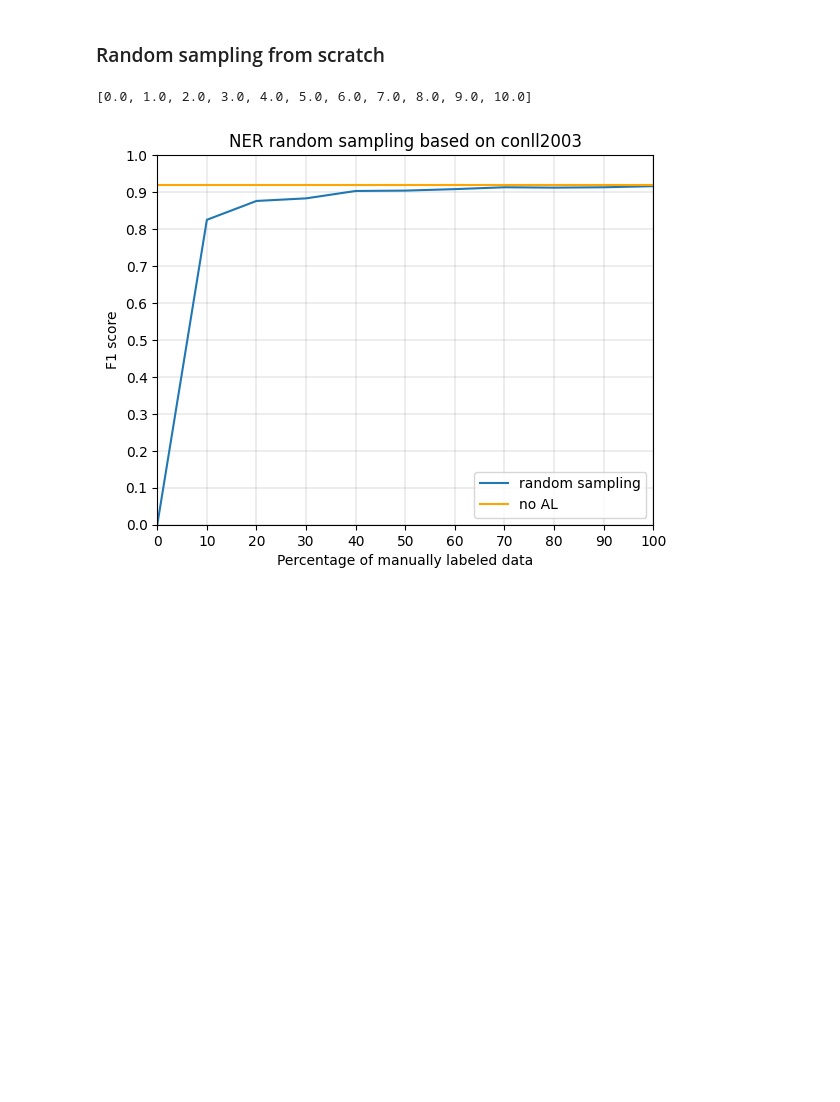
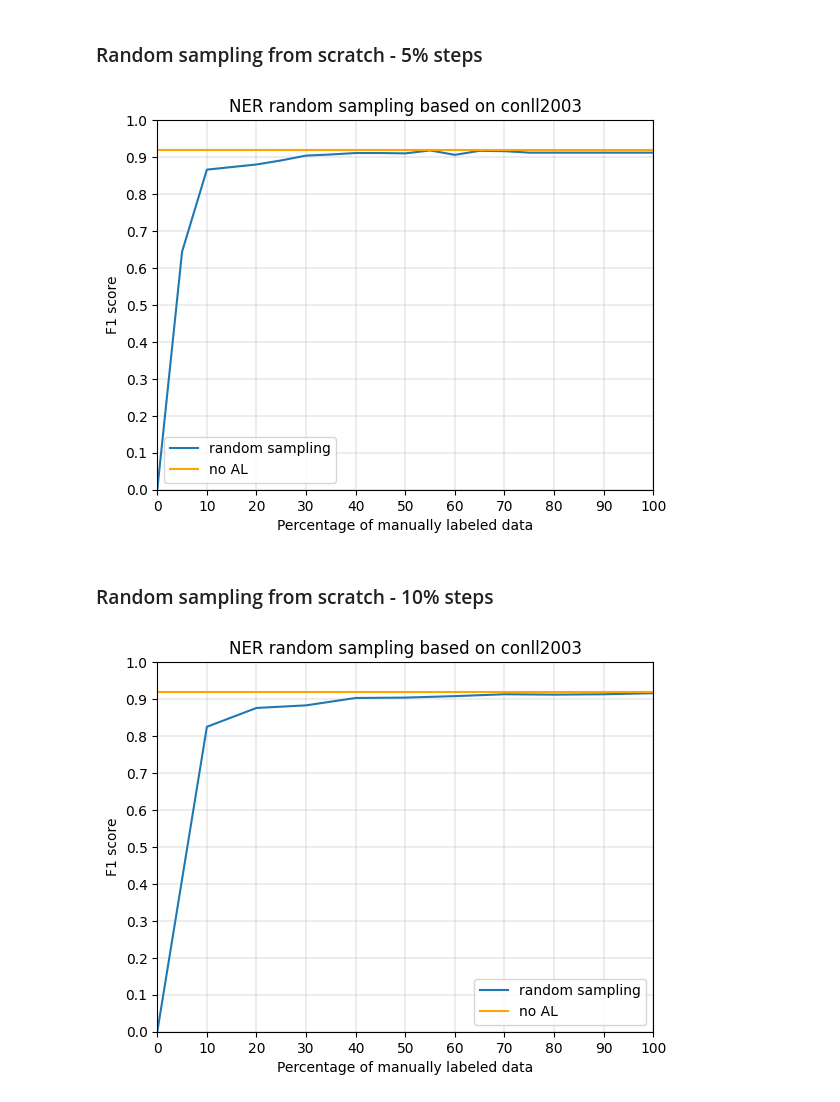
Before and after one commit to dkxiao/al-nlp-req, a Jupyter notebook: visualization/learning_curves.ipynb, the cells around one changed output. Saved outputs shown, nothing was run; the diff lists cells and outputs as text; code cells hidden in the pictures; blank space fills up the shorter version.

```diff
--- a/visualization/learning_curves.ipynb
+++ b/visualization/learning_curves.ipynb
@@ -2,4 +2,4 @@
 import matplotlib.pyplot as plt
 import numpy as np
 # %% [markdown]
-### Random sampling from scratch
+### Random sampling from scratch - 5% steps
@@ -6,3 +18,28 @@ import numpy as np
+# %%
+score_f1 = [0, 0.644,0.866,0.873,0.880,0.891,0.904,0.907,0.911,0.911,0.910,0.918,0.906,0.917,0.916,0.912, 0.912, 0.912, 0.912,0.912,0.912]
+score_accuracy = [0,0.928,0.970,0.971,0.973,0.975,0.978,0.979,0.979,0.979,0.979,0.980,0.978,0.980,0.980,0.979,0.979,0.979,0.979,0.979,0.979]
+
+steps_absolute = list(np.linspace(0, 10000, 21))
+steps_relative = list(x/100 for x in steps_absolute)
+
+plt.plot(steps_relative, score_f1, label='random sampling')
+# plt.plot(steps_relative, score_accuracy)
+plt.axhline(y=0.920, color='orange', label='no AL')
+plt.xlim([0, 100])
+plt.ylim([0, 1])
+plt.title("NER random sampling based on conll2003")
+plt.xlabel('Percentage of manually labeled data')
+plt.xticks(list(np.linspace(0, 100, 11)))
+plt.ylabel('F1 score')
+plt.yticks(list(np.linspace(0, 1, 11)))
+plt.legend()
+plt.grid(color='grey', linewidth=0.2)
+# plt.ylabel('Accuracy score')
+plt.show()
+# %% [output]
+[figure, added]
+# %% [markdown]
+### Random sampling from scratch - 10% steps
 # %%
 # Accumulated results from "\small-text\examples\examplecode\transformers_multilabel_classification"
 
@@ -15,10 +52,6 @@ import numpy as np
 #                   Instantaneous batch size per device = 8
 #                   Total train batch size (w. parallel, distributed & accumulation) = 8
 #                   Gradient Accumulation steps = 1
-# %%
-list(np.linspace(0,10,11))
-# %% [output]
-[0.0, 1.0, 2.0, 3.0, 4.0, 5.0, 6.0, 7.0, 8.0, 9.0, 10.0]
 # %%
 score_f1 = [0, 0.825, 0.876, 0.883, 0.903, 0.904, 0.908, 0.913, 0.912, 0.913, 0.916]
 score_accuracy = [0, 0.969, 0.975, 0.977, 0.979, 0.980, 0.981, 0.981, 0.982, 0.982, 0.983]
```
Also changed, not shown: parts of 1 cell of this notebook, 2 other files.
